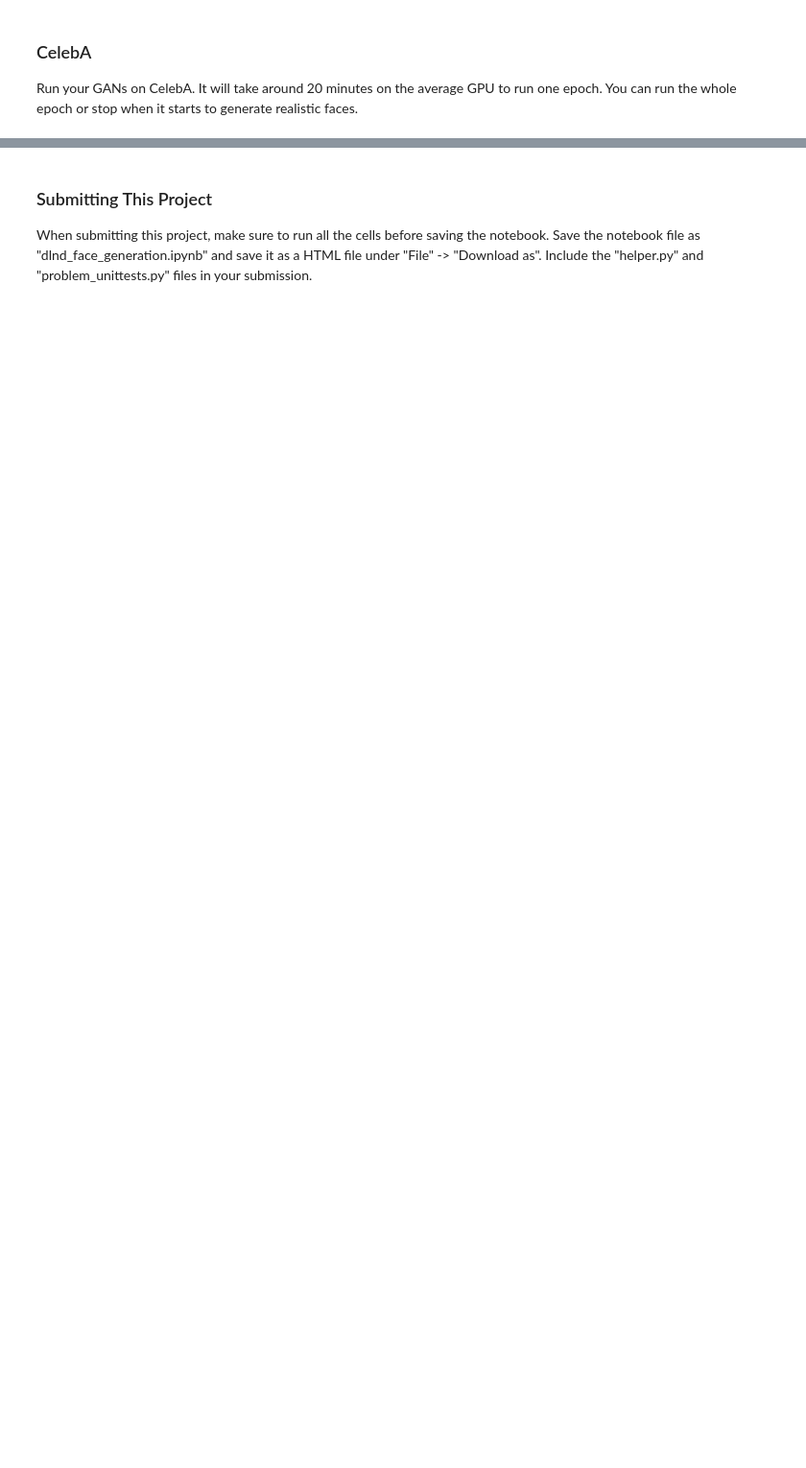
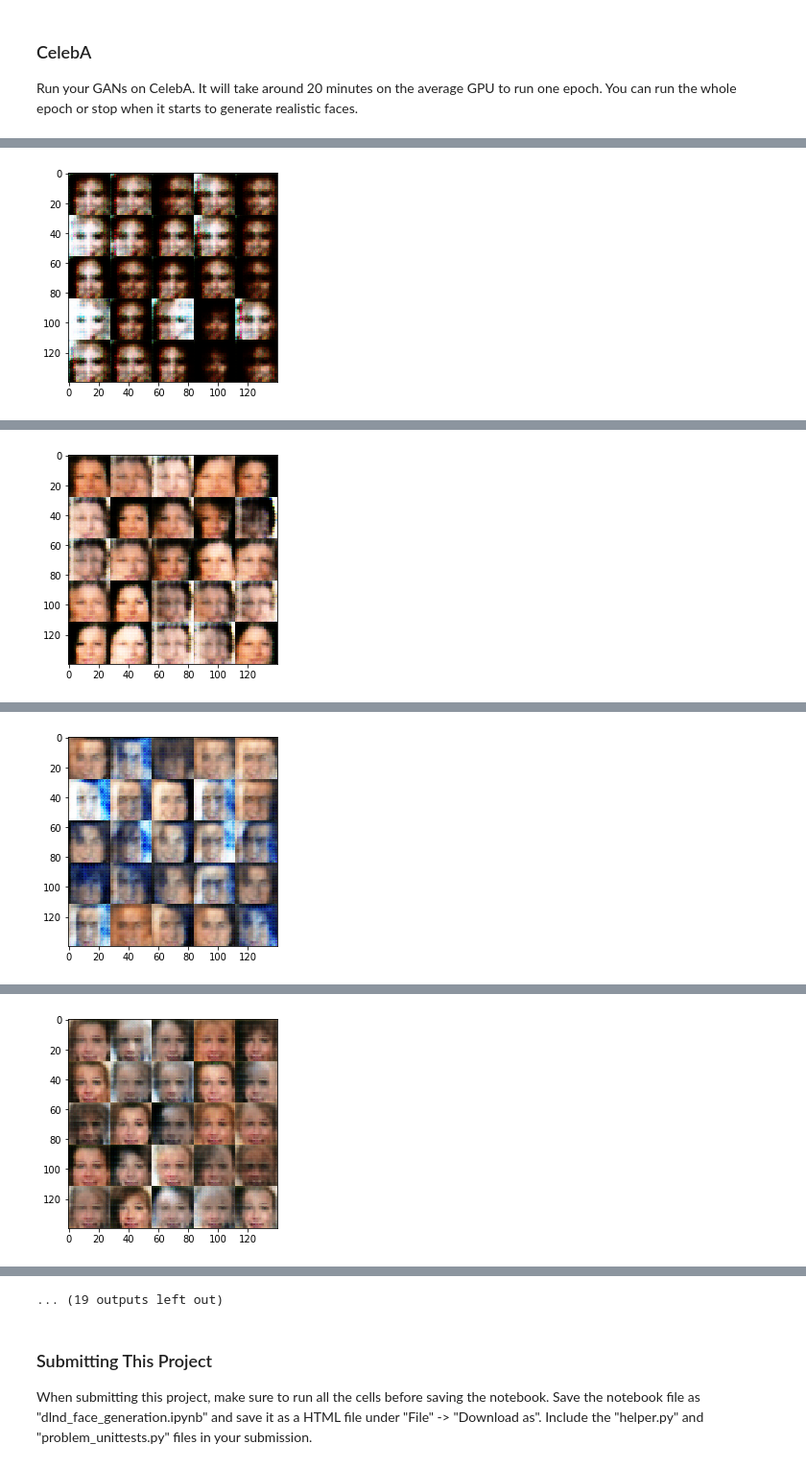
Before and after one commit to gabyrh77/deep_learning_p5, a Jupyter notebook: dlnd_face_generation.ipynb, the cells around one changed output, grey strips where cells are left out. Shown at 96% size. Cells and saved outputs as stored; diff of their text form; code cells hidden in the pictures; blank space fills up the shorter version.

```diff
--- a/dlnd_face_generation.ipynb
+++ b/dlnd_face_generation.ipynb
@@ -433,10 +550,10 @@ Step 1... Epoch 1/2... Discriminator Loss: 1.6055... Generator Loss: 0.5442
 ### CelebA
 Run your GANs on CelebA.  It will take around 20 minutes on the average GPU to run one epoch.  You can run the whole epoch or stop when it starts to generate realistic faces.
 # %%
-batch_size = None
-z_dim = None
-learning_rate = None
-beta1 = None
+batch_size = 64
+z_dim = 100
+learning_rate = 0.0002
+beta1 = 0.6
 
 
 """
@@ -448,3 +565,4 @@ celeba_dataset = helper.Dataset('celeba', glob(os.path.join(data_dir, 'img_align
 with tf.Graph().as_default():
     train(epochs, batch_size, z_dim, learning_rate, beta1, celeba_dataset.get_batches,
           celeba_dataset.shape, celeba_dataset.image_mode)
+# %% [output]
@@ -450,0 +586 @@ with tf.Graph().as_default():
+[figure, added]
@@ -450,0 +607 @@ with tf.Graph().as_default():
+[figure, added]
@@ -450,0 +628 @@ with tf.Graph().as_default():
+[figure, added]
@@ -450,0 +649 @@ with tf.Graph().as_default():
+[figure, added]
@@ -451,3 +692,4 @@ with tf.Graph().as_default():
+... (19 outputs left out)
 # %% [markdown]
 ### Submitting This Project
 When submitting this project, make sure to run all the cells before saving the notebook. Save the notebook file as "dlnd_face_generation.ipynb" and save it as a HTML file under "File" -> "Download as". Include the "helper.py" and "problem_unittests.py" files in your submission.
```
Also changed, not shown: parts of 6 cells of this notebook, 1 other file.
